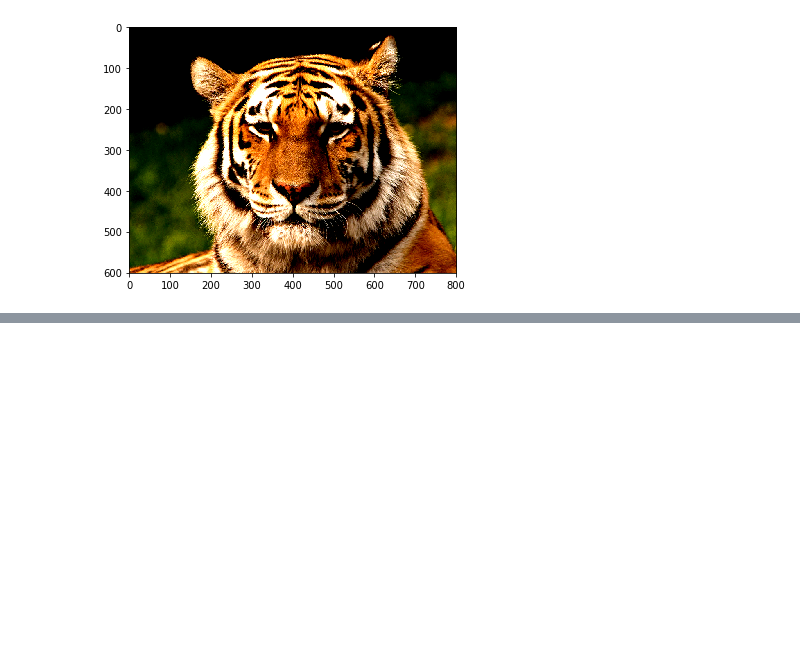
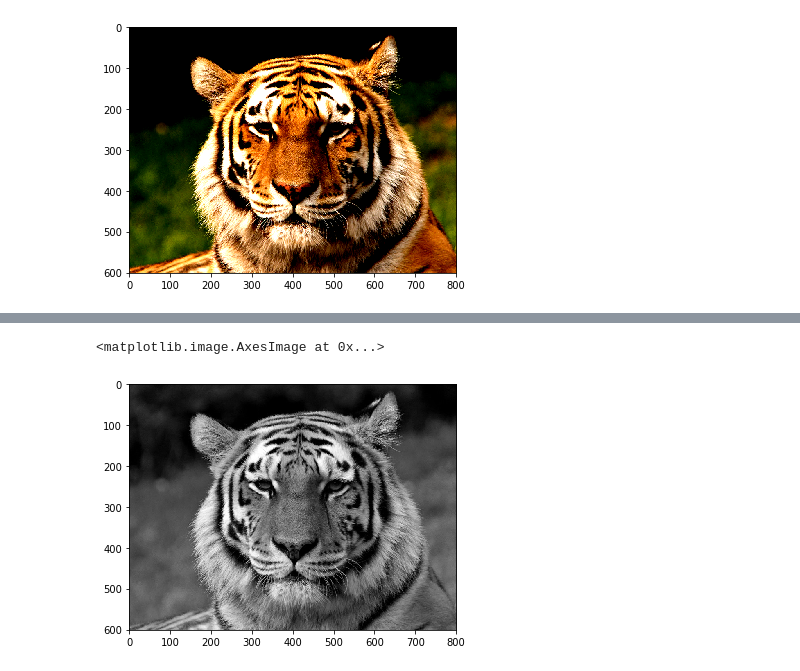
Before and after one commit to andreqwert/Image_processing, a Jupyter notebook: Arithmetic_operations_with_images.ipynb, the cells around one changed output, grey strips where cells are left out. Cells and saved outputs as stored; diff of their text form; code cells hidden in the pictures; blank space fills up the shorter version.

```diff
--- a/Arithmetic_operations_with_images.ipynb
+++ b/Arithmetic_operations_with_images.ipynb
@@ -78,0 +95,7 @@ imshow(clip(img_f * 2 - 0.5, 0, 1)) # обрежем от 0 до 1
+# %%
+# 1 - значит зеленый канал.
+g = img_f[:, :, 1]
+imshow(g)
+# %% [output]
+<matplotlib.image.AxesImage at 0x...>
+[figure, added]
```
Also changed, not shown: parts of 18 cells of this notebook.
